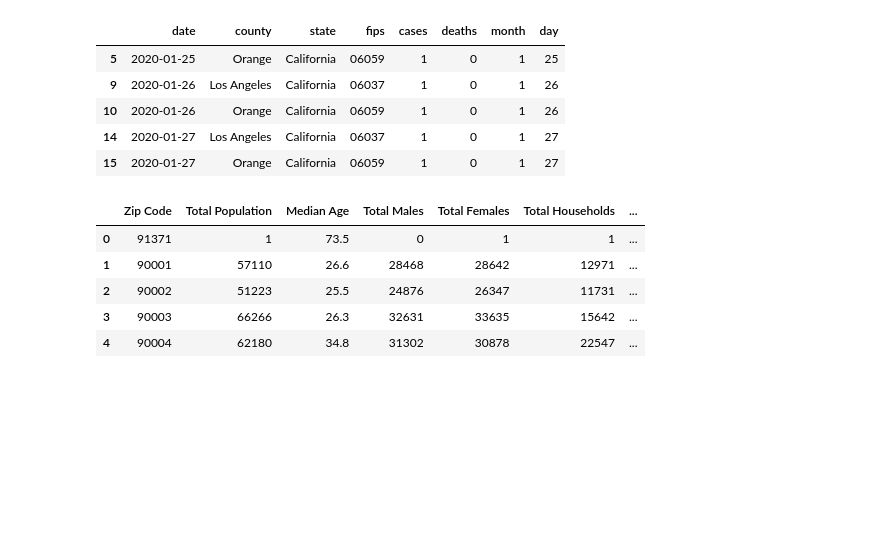
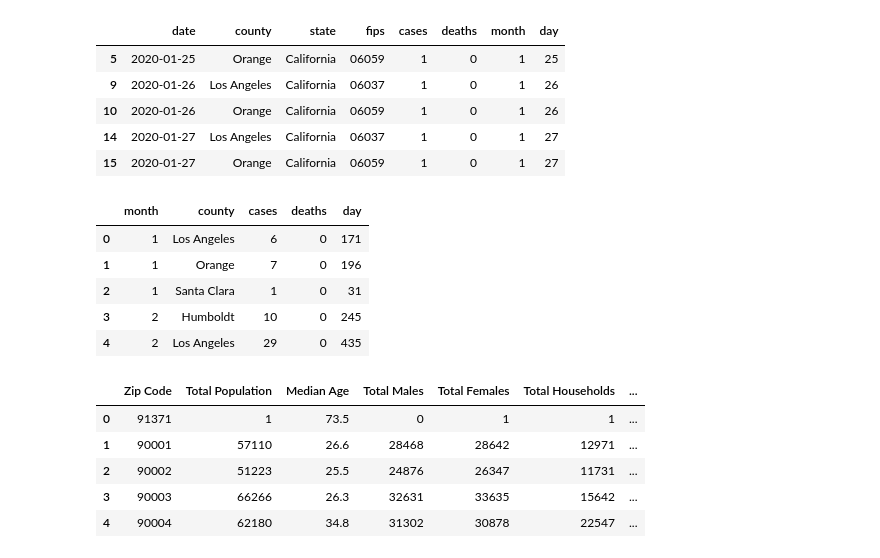
Before and after one commit to salma71/COVID_-LA, a Jupyter notebook: data_expolration.ipynb, the cells around one changed output. Cells and saved outputs as stored; diff of their text form; code cells hidden in the pictures; blank space fills up the shorter version.

Commit message:
group by county per month cases

```diff
--- a/data_expolration.ipynb
+++ b/data_expolration.ipynb
@@ -98,6 +98,17 @@ See the caveats in the documentation: https://pandas.pydata.org/pandas-docs/stab
 | 10 | 2020-01-26 | Orange | California | 06059 | 1 | 0 | 1 | 26 |
 | 14 | 2020-01-27 | Los Angeles | California | 06037 | 1 | 0 | 1 | 27 |
 | 15 | 2020-01-27 | Orange | California | 06059 | 1 | 0 | 1 | 27 |
+# %%
+set_option('display.max_rows',  None)
+group_cases = cases_by_county.groupby(['month', 'county'], as_index=False).sum()
+group_cases.head()
+# %% [output]
+|  | month | county | cases | deaths | day |
+| 0 | 1 | Los Angeles | 6 | 0 | 171 |
+| 1 | 1 | Orange | 7 | 0 | 196 |
+| 2 | 1 | Santa Clara | 1 | 0 | 31 |
+| 3 | 2 | Humboldt | 10 | 0 | 245 |
+| 4 | 2 | Los Angeles | 29 | 0 | 435 |
 # %%
 census_url = 'https://raw.githubusercontent.com/salma71/COVID_LA/salma/datasets/2010_Census_Populations_by_Zip_Code.csv'
 census_pop = pd.read_csv(census_url)
```
